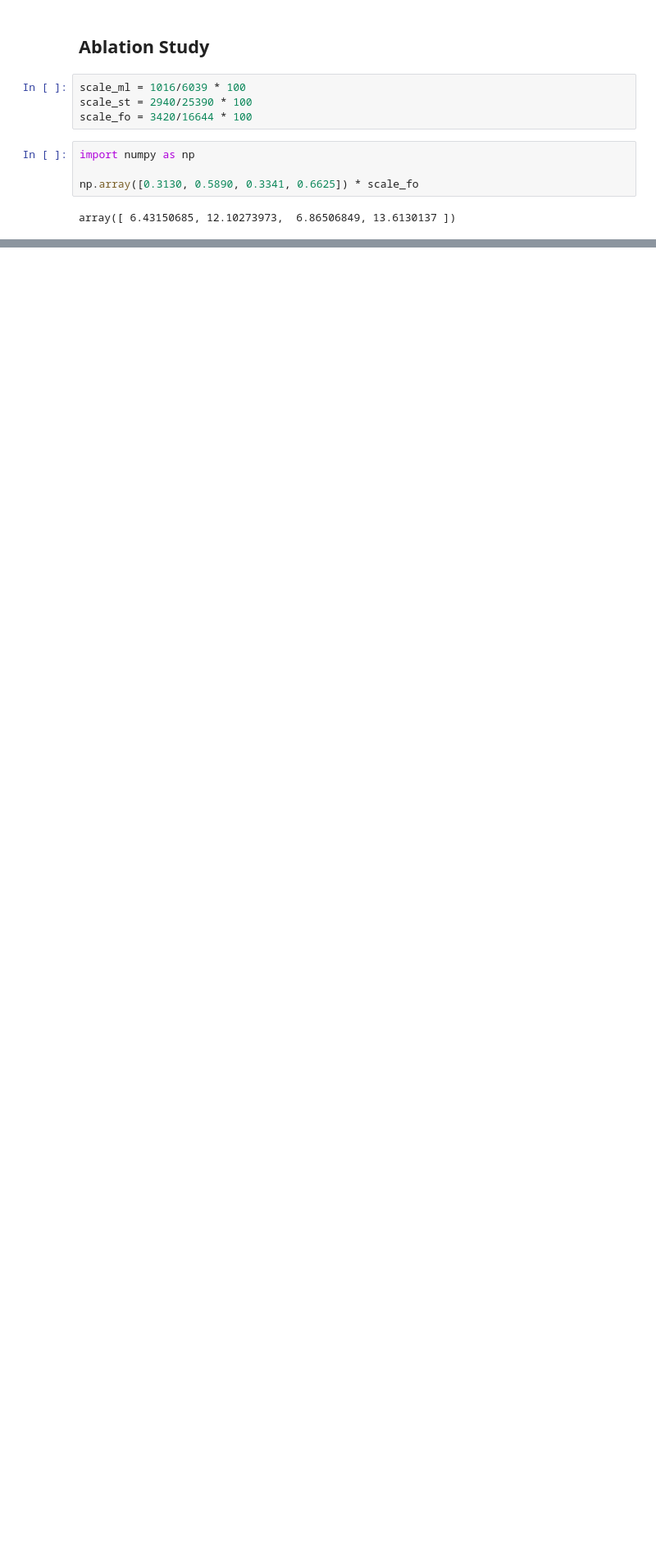
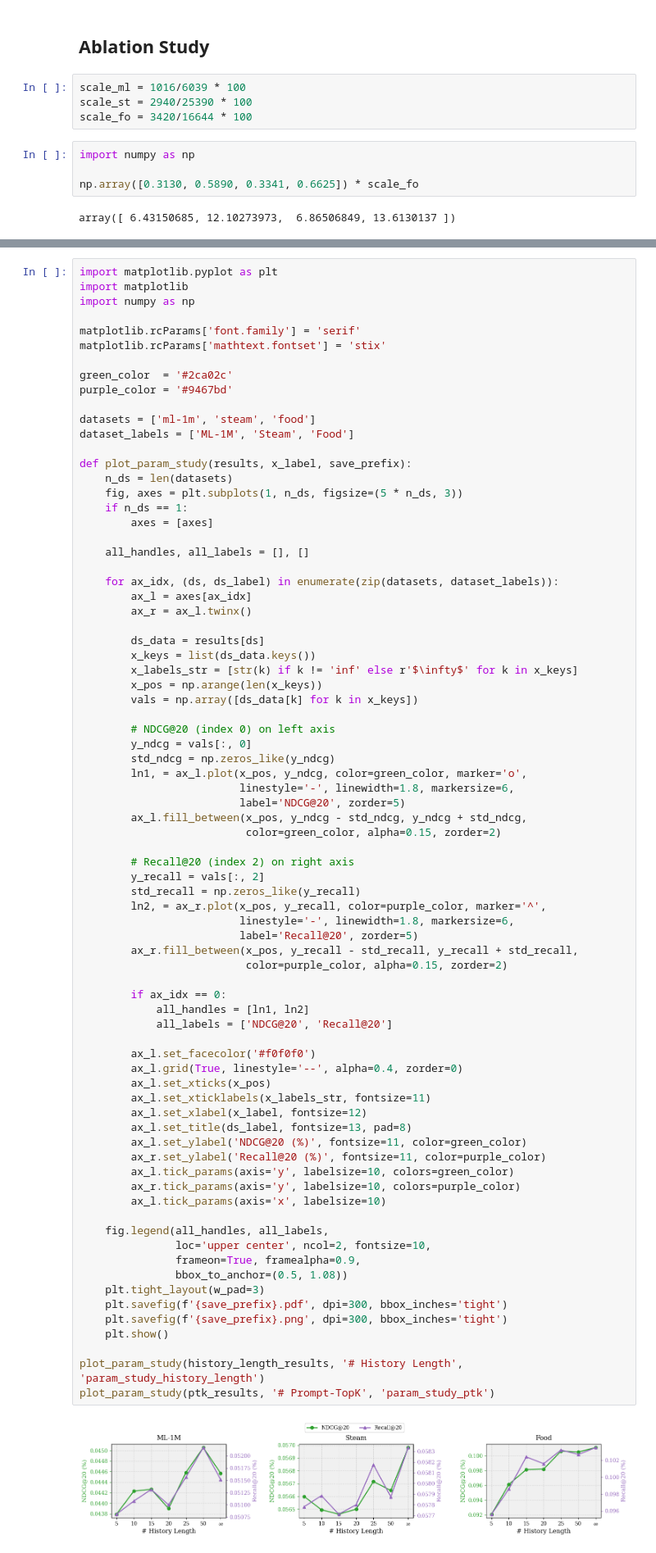
Before and after one commit to zhengzaiyi/AmazonReviews2023, a Jupyter notebook: plot.ipynb, the cells around one changed output, grey strips where cells are left out. Shown at 82% size. Cells and saved outputs as stored; diff of their text form; blank space fills up the shorter version.

```diff
--- a/plot.ipynb
+++ b/plot.ipynb
@@ -169,0 +566,79 @@ plt.show()
+# %%
+import matplotlib.pyplot as plt
+import matplotlib
+import numpy as np
+
+matplotlib.rcParams['font.family'] = 'serif'
+matplotlib.rcParams['mathtext.fontset'] = 'stix'
+
+green_color  = '#2ca02c'
+purple_color = '#9467bd'
+
+datasets = ['ml-1m', 'steam', 'food']
+dataset_labels = ['ML-1M', 'Steam', 'Food']
+
+def plot_param_study(results, x_label, save_prefix):
+    n_ds = len(datasets)
+    fig, axes = plt.subplots(1, n_ds, figsize=(5 * n_ds, 3))
+    if n_ds == 1:
+        axes = [axes]
+
+    all_handles, all_labels = [], []
+
+    for ax_idx, (ds, ds_label) in enumerate(zip(datasets, dataset_labels)):
+        ax_l = axes[ax_idx]
+        ax_r = ax_l.twinx()
+
+        ds_data = results[ds]
+        x_keys = list(ds_data.keys())
+        x_labels_str = [str(k) if k != 'inf' else r'$\infty$' for k in x_keys]
+        x_pos = np.arange(len(x_keys))
+        vals = np.array([ds_data[k] for k in x_keys])
+
+        # NDCG@20 (index 0) on left axis
+        y_ndcg = vals[:, 0]
+        std_ndcg = np.zeros_like(y_ndcg)
+        ln1, = ax_l.plot(x_pos, y_ndcg, color=green_color, marker='o',
+                         linestyle='-', linewidth=1.8, markersize=6,
+                         label='NDCG@20', zorder=5)
+        ax_l.fill_between(x_pos, y_ndcg - std_ndcg, y_ndcg + std_ndcg,
+                          color=green_color, alpha=0.15, zorder=2)
+
+        # Recall@20 (index 2) on right axis
+        y_recall = vals[:, 2]
+        std_recall = np.zeros_like(y_recall)
+        ln2, = ax_r.plot(x_pos, y_recall, color=purple_color, marker='^',
+                         linestyle='-', linewidth=1.8, markersize=6,
+                         label='Recall@20', zorder=5)
+        ax_r.fill_between(x_pos, y_recall - std_recall, y_recall + std_recall,
+                          color=purple_color, alpha=0.15, zorder=2)
+
+        if ax_idx == 0:
+            all_handles = [ln1, ln2]
+            all_labels = ['NDCG@20', 'Recall@20']
+
+        ax_l.set_facecolor('#f0f0f0')
+        ax_l.grid(True, linestyle='--', alpha=0.4, zorder=0)
+        ax_l.set_xticks(x_pos)
+        ax_l.set_xticklabels(x_labels_str, fontsize=11)
+        ax_l.set_xlabel(x_label, fontsize=12)
+        ax_l.set_title(ds_label, fontsize=13, pad=8)
+        ax_l.set_ylabel('NDCG@20 (%)', fontsize=11, color=green_color)
+        ax_r.set_ylabel('Recall@20 (%)', fontsize=11, color=purple_color)
+        ax_l.tick_params(axis='y', labelsize=10, colors=green_color)
+        ax_r.tick_params(axis='y', labelsize=10, colors=purple_color)
+        ax_l.tick_params(axis='x', labelsize=10)
+
+    fig.legend(all_handles, all_labels,
+               loc='upper center', ncol=2, fontsize=10,
+               frameon=True, framealpha=0.9,
+               bbox_to_anchor=(0.5, 1.08))
+    plt.tight_layout(w_pad=3)
+    plt.savefig(f'{save_prefix}.pdf', dpi=300, bbox_inches='tight')
+    plt.savefig(f'{save_prefix}.png', dpi=300, bbox_inches='tight')
+    plt.show()
+
+plot_param_study(history_length_results, '# History Length', 'param_study_history_length')
+plot_param_study(ptk_results, '# Prompt-TopK', 'param_study_ptk')
+# %% [output]
+[figure, added]
```
Also changed, not shown: parts of 10 cells of this notebook, 7 other files.
